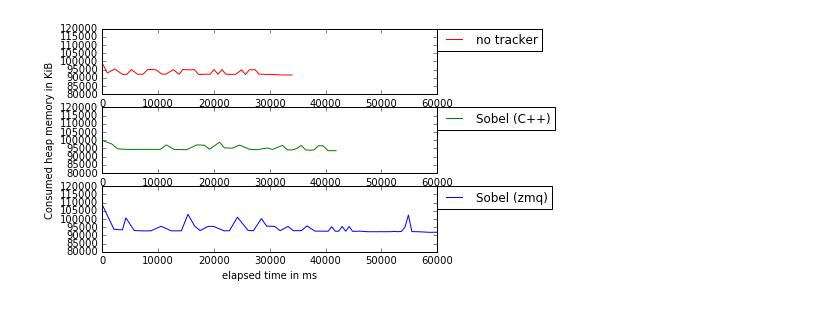
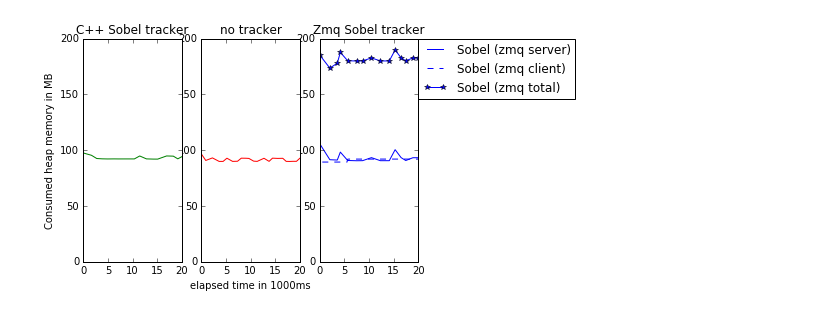
Before and after one commit to justayak/biotracker_bachelorarbeit, a Jupyter notebook: experiments/sobel_mem.ipynb, the cells around one changed output. Saved outputs shown, nothing was run; the diff lists cells and outputs as text; code cells hidden in the pictures.

```diff
--- a/experiments/sobel_mem.ipynb
+++ b/experiments/sobel_mem.ipynb
@@ -69,31 +110,38 @@ plt.show()
-# %%
-#f, ax = plt.subplots(3,1, figsize=(8, 5))
-
-RIGHT = 60000
-
-a3 = plt.subplot(313)
-a = a3.plot(x_py,y1_py, 'b', label="Sobel (zmq)")
-a3.set_ylim([80000, 120000])
-a3.set_xlim([0, RIGHT])
-plt.legend(bbox_to_anchor=(1, 1), loc=2, borderaxespad=0.)
-plt.xlabel('elapsed time in ms')
-
-a1 = plt.subplot(311, sharex=a3, sharey=a3)
-b = a1.plot(x,y1, 'r', label="no tracker")
-a1.set_ylim([80000, 120000])
-a1.set_xlim([0, RIGHT])
-
-plt.legend(bbox_to_anchor=(1, 1), loc=2, borderaxespad=0.)
-
-a2 = plt.subplot(312, sharex=a3, sharey=a3)
-c = a2.plot(x_c,y1_c, 'g', label='Sobel (C++)')
-a2.set_ylim([80000, 120000])
-a2.set_xlim([0, RIGHT])
-
-plt.legend(bbox_to_anchor=(1, 1), loc=2, borderaxespad=0.)
-
-plt.ylabel('Consumed heap memory in KiB')
-
-plt.show()
-# %% [output]
-[figure, removed]
+# %%
+RIGHT = 20
+
+fig = plt.figure()
+
+
+
+
+a3 = plt.subplot(133)
+a3.set_title('Zmq Sobel tracker')
+la = a3.plot(x_py,y1_py, 'b', label="Sobel (zmq server)")
+lb = a3.plot(ms, kb, 'b--', label="Sobel (zmq client)")
+lc = a3.plot(CoX, Co, 'b-*', label="Sobel (zmq total)")
+
+a3.set_xlim([0, RIGHT])
+plt.legend(bbox_to_anchor=(1, 1), loc=2, borderaxespad=0.)
+
+
+#plt.ylabel('Consumed heap memory in MB')
+
+a1 = plt.subplot(132, sharex=a3, sharey=a3)
+a1.plot(x,y1, 'r', label="no tracker")
+a1.set_xlim([0, RIGHT])
+
+a1.set_title('no tracker')
+
+plt.xlabel('elapsed time in 1000ms')
+a2 = plt.subplot(131, sharex=a3, sharey=a3)
+a2.plot(x_c,y1_c, 'g', label='Sobel (C++)')
+a2.set_xlim([0, RIGHT])
+a2.set_title('C++ Sobel tracker')
+a2.set_ylabel('Consumed heap memory in MB')
+
+
+
+plt.show()
+# %% [output]
+[figure, added]
```
Also changed, not shown: parts of 4 cells of this notebook, 16 other files.
